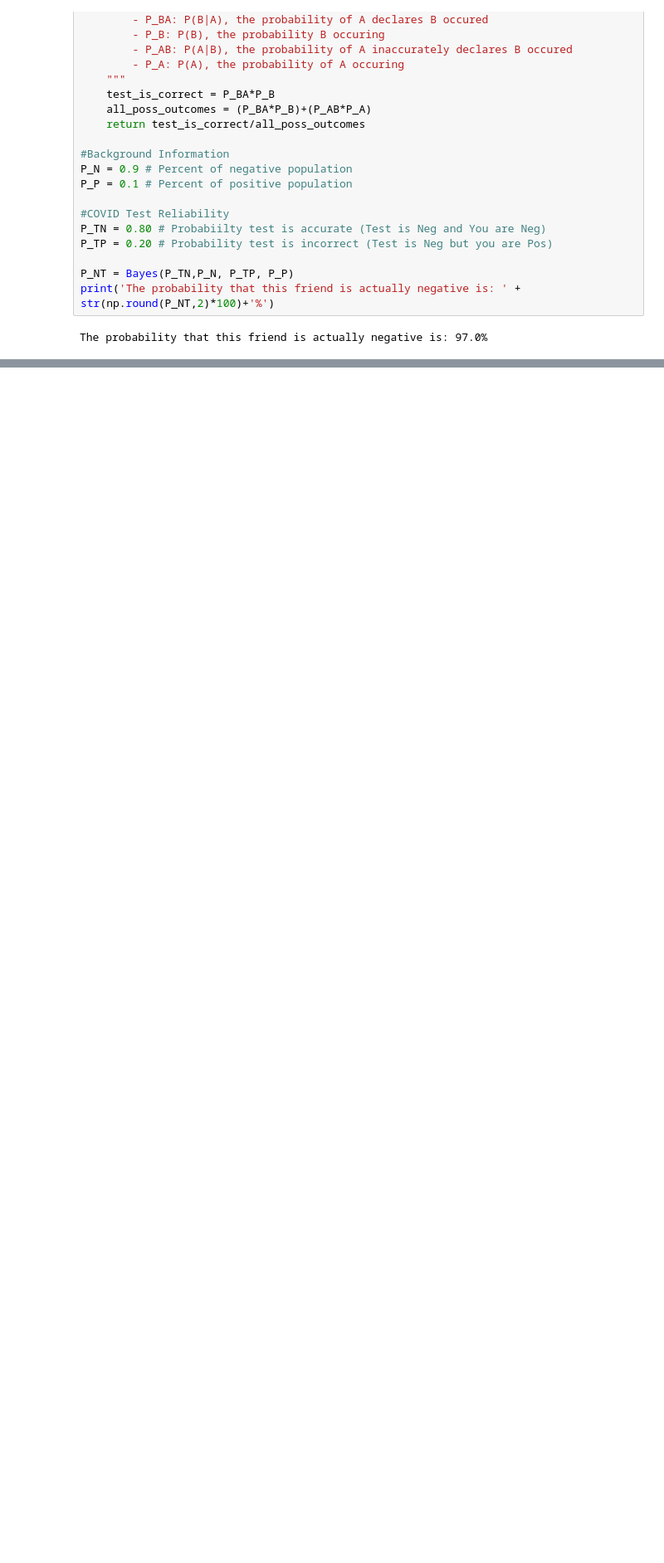
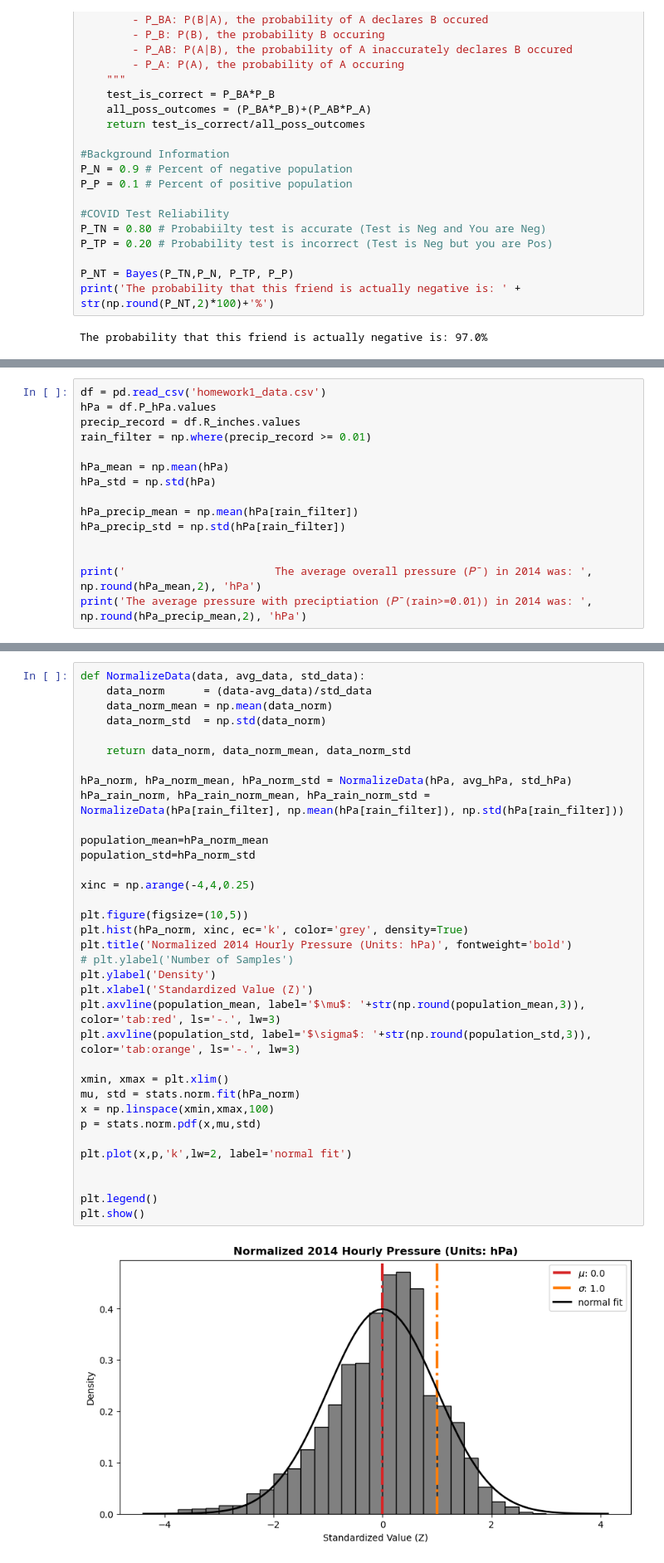
Before and after one commit to KateyCDong/ATOC5860_ACTUAL, a Jupyter notebook: homework1/ATOC5860_HW1_Dong.ipynb, the cells around one changed output, grey strips where cells are left out. Shown: that part at 83% size. Cells and saved outputs as stored; diff of their text form; blank space fills up the shorter version.

```diff
--- a/homework1/ATOC5860_HW1_Dong.ipynb
+++ b/homework1/ATOC5860_HW1_Dong.ipynb
@@ -128,0 +417,15 @@ $$
+# %%
+df = pd.read_csv('homework1_data.csv')
+hPa = df.P_hPa.values
+precip_record = df.R_inches.values
+rain_filter = np.where(precip_record >= 0.01)
+
+hPa_mean = np.mean(hPa)
+hPa_std = np.std(hPa)
+
+hPa_precip_mean = np.mean(hPa[rain_filter])
+hPa_precip_std = np.std(hPa[rain_filter])
+
+
+print('                       The average overall pressure (𝑃¯) in 2014 was: ', np.round(hPa_mean,2), 'hPa')
+print('The average pressure with preciptiation (𝑃¯(rain>=0.01)) in 2014 was: ', np.round(hPa_precip_mean,2), 'hPa')
@@ -128,0 +439,37 @@ $$
+# %%
+def NormalizeData(data, avg_data, std_data):
+    data_norm      = (data-avg_data)/std_data
+    data_norm_mean = np.mean(data_norm)
+    data_norm_std  = np.std(data_norm)
+
+    return data_norm, data_norm_mean, data_norm_std
+
+hPa_norm, hPa_norm_mean, hPa_norm_std = NormalizeData(hPa, avg_hPa, std_hPa)
+hPa_rain_norm, hPa_rain_norm_mean, hPa_rain_norm_std = NormalizeData(hPa[rain_filter], np.mean(hPa[rain_filter]), np.std(hPa[rain_filter]))
+
+population_mean=hPa_norm_mean
+population_std=hPa_norm_std
+
+xinc = np.arange(-4,4,0.25)
+
+plt.figure(figsize=(10,5))
+plt.hist(hPa_norm, xinc, ec='k', color='grey', density=True)
+plt.title('Normalized 2014 Hourly Pressure (Units: hPa)', fontweight='bold')
+# plt.ylabel('Number of Samples')
+plt.ylabel('Density')
+plt.xlabel('Standardized Value (Z)')
+plt.axvline(population_mean, label='$\mu$: '+str(np.round(population_mean,3)), color='tab:red', ls='-.', lw=3)
+plt.axvline(population_std, label='$\sigma$: '+str(np.round(population_std,3)), color='tab:orange', ls='-.', lw=3)
+
+xmin, xmax = plt.xlim()
+mu, std = stats.norm.fit(hPa_norm)
+x = np.linspace(xmin,xmax,100)
+p = stats.norm.pdf(x,mu,std)
+
+plt.plot(x,p,'k',lw=2, label='normal fit')
+
+
+plt.legend()
+plt.show()
+# %% [output]
+[figure, added]
```
Also changed, not shown: parts of 37 cells of this notebook, 10 other files.
